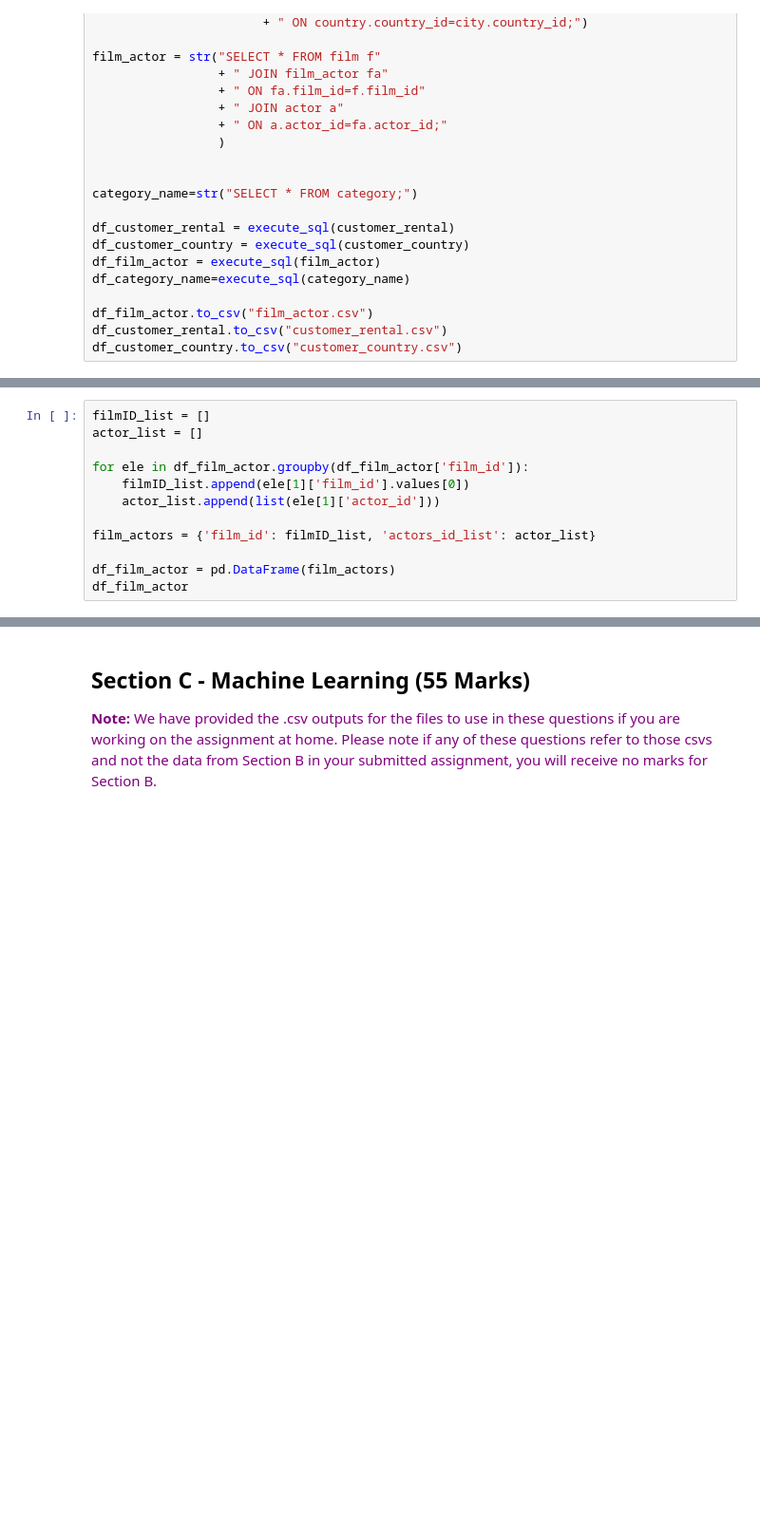
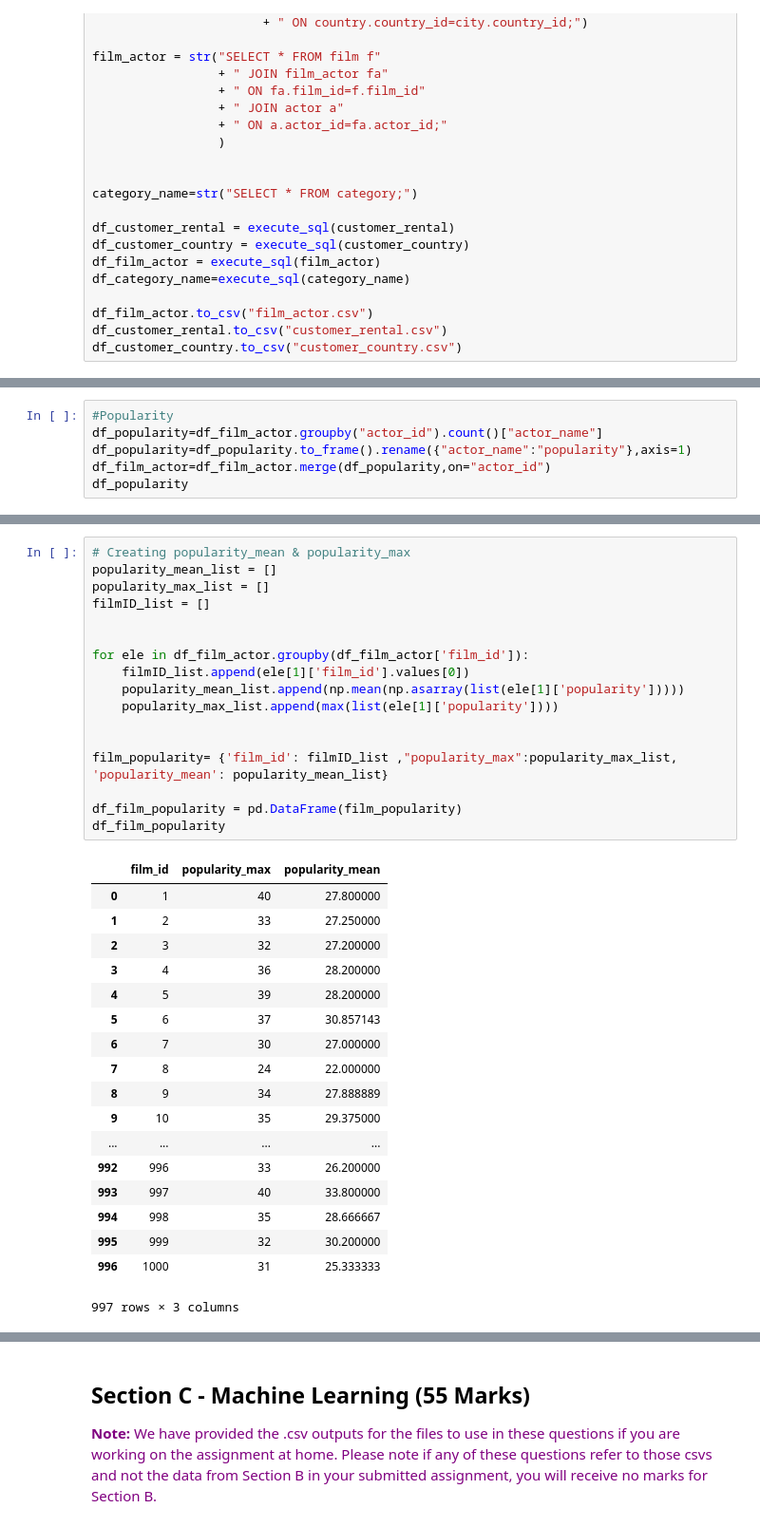
Before and after one commit to DannyFirmin/ML-KMeans-KNN-DecisionTrees, a Jupyter notebook: Assignment-2.ipynb, the cells around one changed output, grey strips where cells are left out. Shown: that part at 95% size. Drawn from its saved outputs; the diff is of its cells as text; blank space fills up the shorter version.

Commit message:
Popularity

```diff
--- a/Assignment-2.ipynb
+++ b/Assignment-2.ipynb
@@ -294,0 +332,6 @@ df_customer_rental_country
+# %%
+#Popularity
+df_popularity=df_film_actor.groupby("actor_id").count()["actor_name"]
+df_popularity=df_popularity.to_frame().rename({"actor_name":"popularity"},axis=1)
+df_film_actor=df_film_actor.merge(df_popularity,on="actor_id")
+df_popularity
@@ -295,13 +358,37 @@ df_customer_rental_country
 # %%
+# Creating popularity_mean & popularity_max
+popularity_mean_list = []
+popularity_max_list = []
 filmID_list = []
-actor_list = []
+
 
 for ele in df_film_actor.groupby(df_film_actor['film_id']):
     filmID_list.append(ele[1]['film_id'].values[0])
-    actor_list.append(list(ele[1]['actor_id']))
+    popularity_mean_list.append(np.mean(np.asarray(list(ele[1]['popularity']))))
+    popularity_max_list.append(max(list(ele[1]['popularity'])))
 
-film_actors = {'film_id': filmID_list, 'actors_id_list': actor_list}
 
-df_film_actor = pd.DataFrame(film_actors)
-df_film_actor
+film_popularity= {'film_id': filmID_list ,"popularity_max":popularity_max_list, 'popularity_mean': popularity_mean_list}
+
+df_film_popularity = pd.DataFrame(film_popularity)
+df_film_popularity
+# %% [output]
+|  | film_id | popularity_max | popularity_mean |
+| 0 | 1 | 40 | 27.800000 |
+| 1 | 2 | 33 | 27.250000 |
+| 2 | 3 | 32 | 27.200000 |
+| 3 | 4 | 36 | 28.200000 |
+| 4 | 5 | 39 | 28.200000 |
+| 5 | 6 | 37 | 30.857143 |
+| 6 | 7 | 30 | 27.000000 |
+| 7 | 8 | 24 | 22.000000 |
+| 8 | 9 | 34 | 27.888889 |
+| 9 | 10 | 35 | 29.375000 |
+| ... | ... | ... | ... |
+| 992 | 996 | 33 | 26.200000 |
+| 993 | 997 | 40 | 33.800000 |
+| 994 | 998 | 35 | 28.666667 |
+| 995 | 999 | 32 | 30.200000 |
+| 996 | 1000 | 31 | 25.333333 |
+997 rows × 3 columns
 # %%
```
Also changed, not shown: parts of 7 cells of this notebook, 1 other file.
